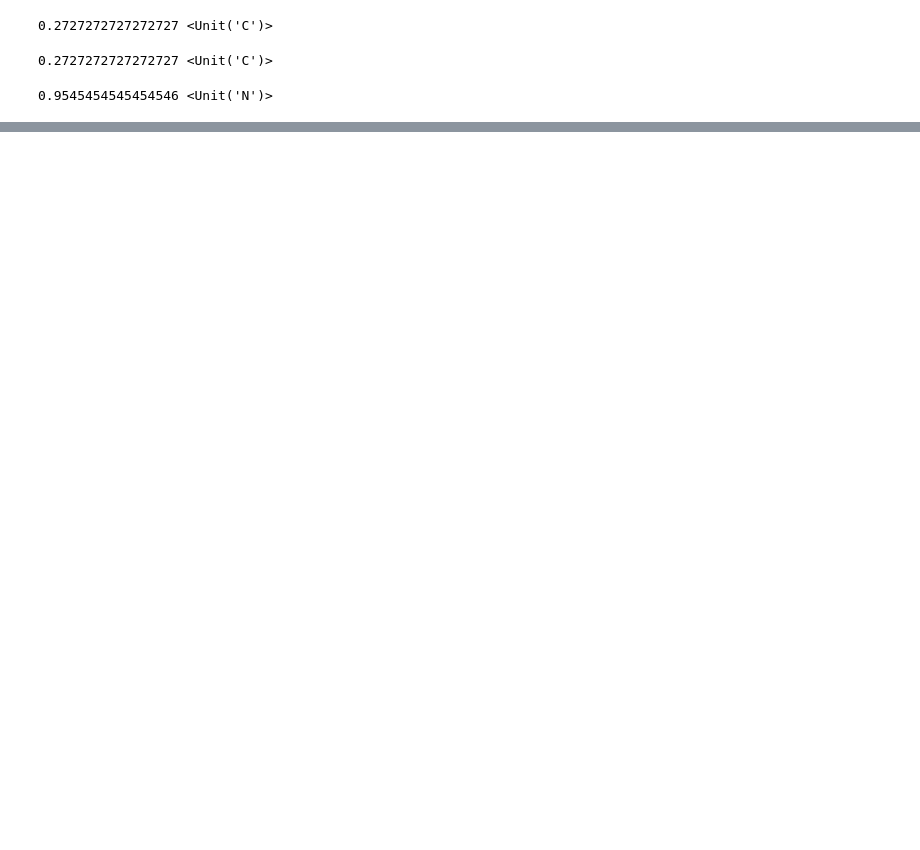
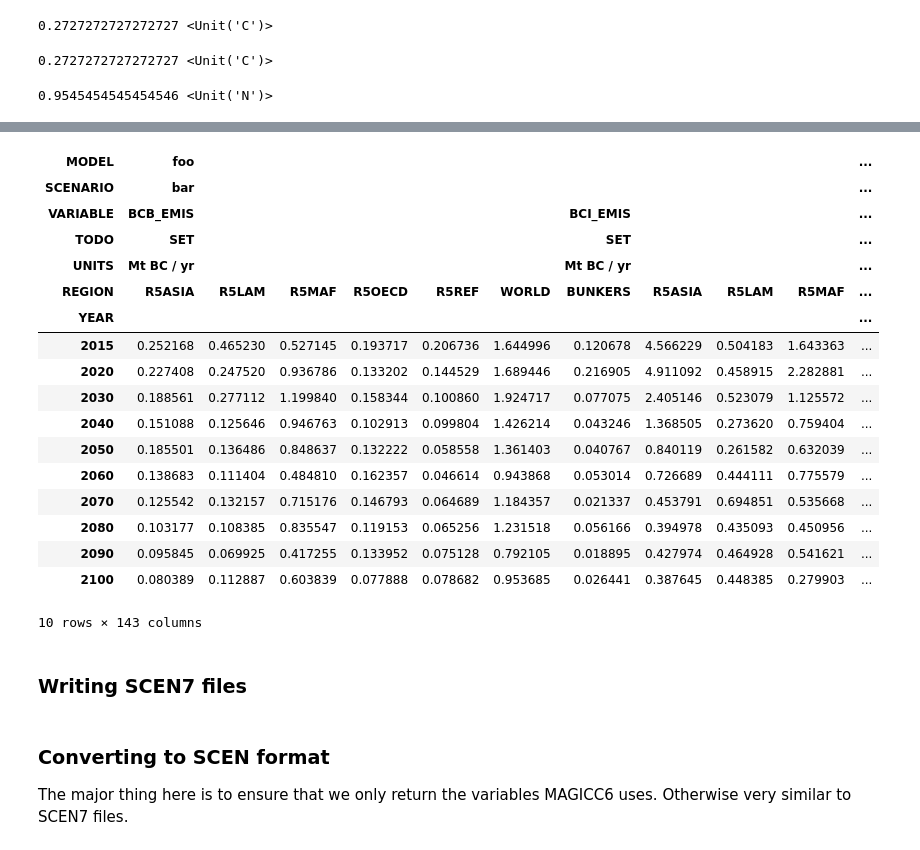
Before and after one commit to openscm/pymagicc, a Jupyter notebook: notebooks/running-CEDS-scenarios.ipynb, the cells around one changed output, grey strips where cells are left out. Saved outputs shown, nothing was run; the diff lists cells and outputs as text; code cells hidden in the pictures; blank space fills up the shorter version.

```diff
--- a/notebooks/running-CEDS-scenarios.ipynb
+++ b/notebooks/running-CEDS-scenarios.ipynb
@@ -385,4 +192,0 @@ def magicc_df_to_scen7_df(magicc_df):
-# %%
-scen7_df = reshape_pyam_df_to_openscm_df(
-    magicc_df_to_scen7_df(magicc_df)
-)
@@ -649,0 +597,19 @@ convert_variable_units(ceds_pyam_df, "Emissions|CO2","Gt CO2/yr").filter(
+# %%
+def convert_bunkers_to_magicc_variable(bunker_variable):
+    return bunker_variable.replace("SHIP", "I").replace("AIR", "I")
+
+def get_bunkers_df_from_magicc_df(magicc_df):
+    ship_df = magicc_df.filter(variable="*SHIP*").data
+    ship_df.variable = ship_df.variable.apply(convert_bunkers_to_magicc_variable)
+    ship_df.region = "BUNKERS"
+    ship_df.set_index(LONG_IDX, inplace=True)
+
+    air_df = magicc_df.filter(variable="*AIR*").data
+    air_df.variable = air_df.variable.apply(convert_bunkers_to_magicc_variable)
+    air_df.region = "BUNKERS"
+    air_df.set_index(LONG_IDX, inplace=True)
+
+    bunkers_df = ship_df + air_df
+    bunkers_df.reset_index(inplace=True)
+
+    return bunkers_df
@@ -649,0 +647,17 @@ convert_variable_units(ceds_pyam_df, "Emissions|CO2","Gt CO2/yr").filter(
+# %%
+scen7_df = magicc_df_to_scen7_df(magicc_df)
+
+# check out metadata with this
+print([
+    "{}: {}".format(k,scen7_df.metadata[k])
+    for k in list(scen7_df.metadata)[:3]
+])
+
+# check out table with this
+scen7_df.head()
+
+# check out variables with this
+scen7_df.variables()[:10]
+
+# check out regions with this
+scen7_df.regions()
@@ -649,0 +746,24 @@ convert_variable_units(ceds_pyam_df, "Emissions|CO2","Gt CO2/yr").filter(
+# %%
+pymagicc_df = reshape_magicc_df_to_pymagicc_df(scen7_df)
+pymagicc_df.df
+# %% [output]
+| MODEL | foo |  |  |  |  |  |  |  |  |  | ... |
+| SCENARIO | bar |  |  |  |  |  |  |  |  |  | ... |
+| VARIABLE | BCB_EMIS |  |  |  |  |  | BCI_EMIS |  |  |  | ... |
+| TODO | SET |  |  |  |  |  | SET |  |  |  | ... |
+| UNITS | Mt BC / yr |  |  |  |  |  | Mt BC / yr |  |  |  | ... |
+| REGION | R5ASIA | R5LAM | R5MAF | R5OECD | R5REF | WORLD | BUNKERS | R5ASIA | R5LAM | R5MAF | ... |
+| YEAR |  |  |  |  |  |  |  |  |  |  | ... |
+| 2015 | 0.252168 | 0.465230 | 0.527145 | 0.193717 | 0.206736 | 1.644996 | 0.120678 | 4.566229 | 0.504183 | 1.643363 | ... |
+| 2020 | 0.227408 | 0.247520 | 0.936786 | 0.133202 | 0.144529 | 1.689446 | 0.216905 | 4.911092 | 0.458915 | 2.282881 | ... |
+| 2030 | 0.188561 | 0.277112 | 1.199840 | 0.158344 | 0.100860 | 1.924717 | 0.077075 | 2.405146 | 0.523079 | 1.125572 | ... |
+| 2040 | 0.151088 | 0.125646 | 0.946763 | 0.102913 | 0.099804 | 1.426214 | 0.043246 | 1.368505 | 0.273620 | 0.759404 | ... |
+| 2050 | 0.185501 | 0.136486 | 0.848637 | 0.132222 | 0.058558 | 1.361403 | 0.040767 | 0.840119 | 0.261582 | 0.632039 | ... |
+| 2060 | 0.138683 | 0.111404 | 0.484810 | 0.162357 | 0.046614 | 0.943868 | 0.053014 | 0.726689 | 0.444111 | 0.775579 | ... |
+| 2070 | 0.125542 | 0.132157 | 0.715176 | 0.146793 | 0.064689 | 1.184357 | 0.021337 | 0.453791 | 0.694851 | 0.535668 | ... |
+| 2080 | 0.103177 | 0.108385 | 0.835547 | 0.119153 | 0.065256 | 1.231518 | 0.056166 | 0.394978 | 0.435093 | 0.450956 | ... |
+| 2090 | 0.095845 | 0.069925 | 0.417255 | 0.133952 | 0.075128 | 0.792105 | 0.018895 | 0.427974 | 0.464928 | 0.541621 | ... |
+| 2100 | 0.080389 | 0.112887 | 0.603839 | 0.077888 | 0.078682 | 0.953685 | 0.026441 | 0.387645 | 0.448385 | 0.279903 | ... |
+10 rows × 143 columns
+# %% [markdown]
+### Writing SCEN7 files
@@ -649,0 +782,4 @@ convert_variable_units(ceds_pyam_df, "Emissions|CO2","Gt CO2/yr").filter(
+# %% [markdown]
+### Converting to SCEN format
+
+The major thing here is to ensure that we only return the variables MAGICC6 uses. Otherwise very similar to SCEN7 files.
```
Also changed, not shown: parts of 63 cells of this notebook, 8 other files.
